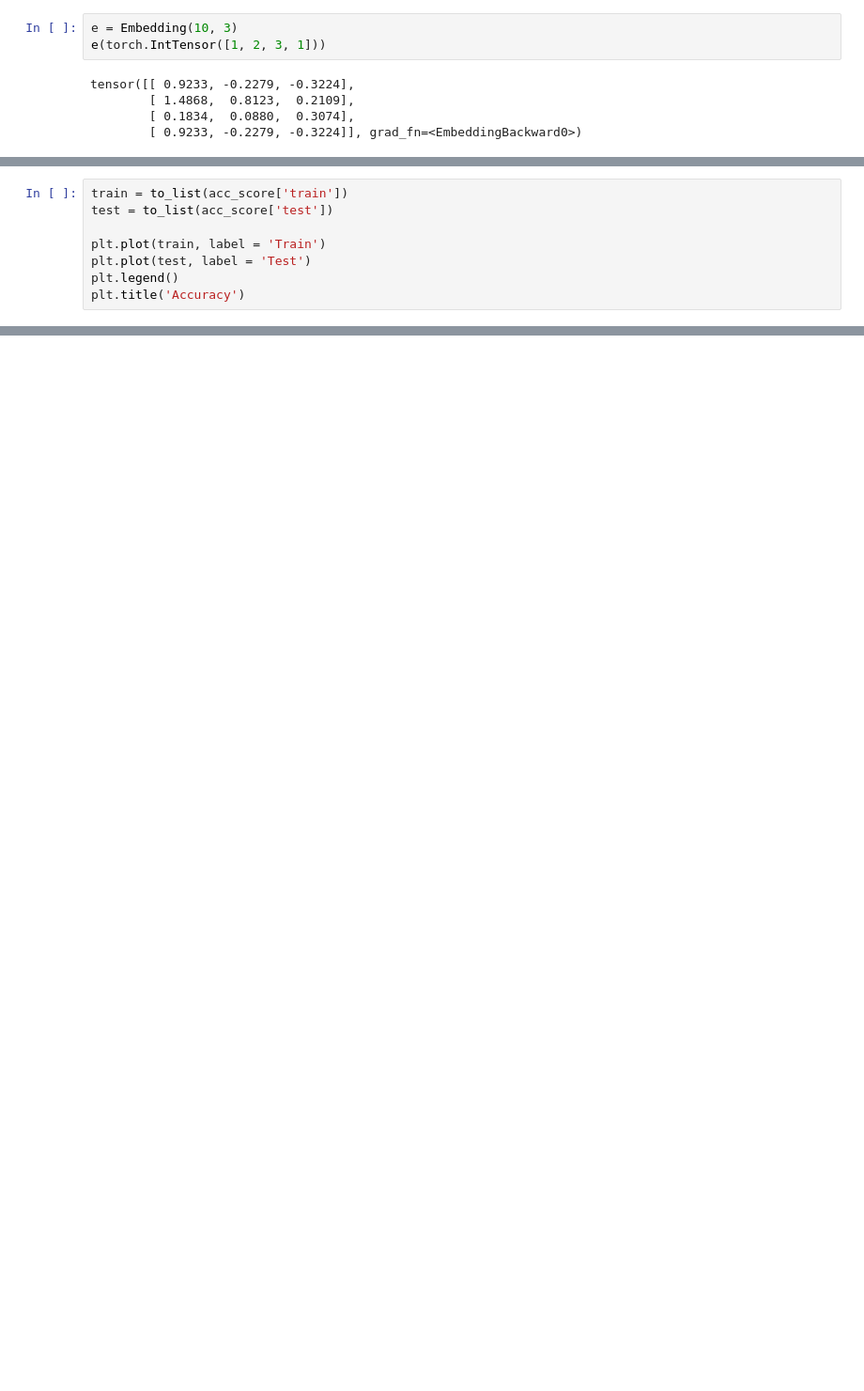
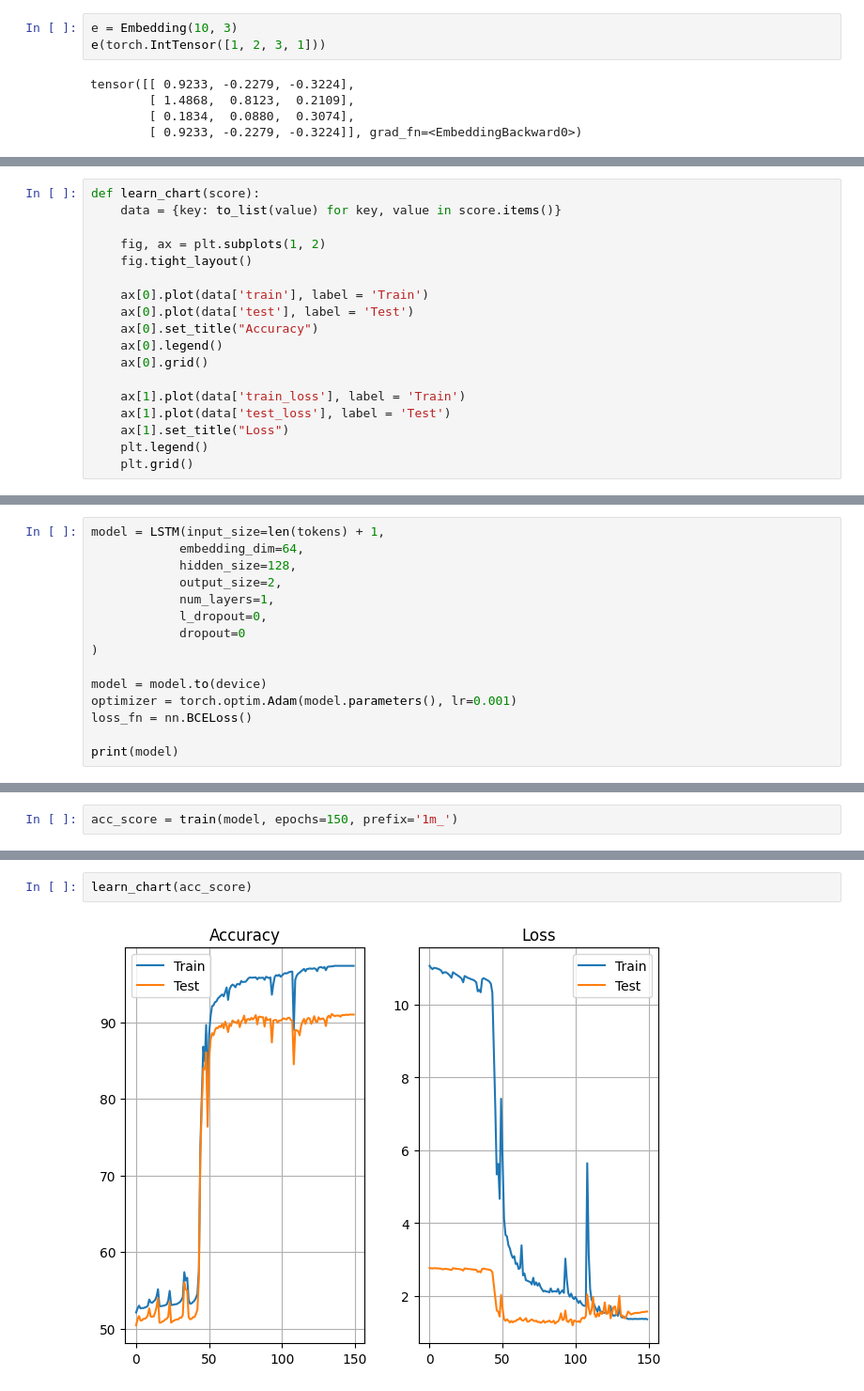
Before and after one commit to Ra9jkDM/ml_hotel_sentiment_analysis, a Jupyter notebook: Hotel sentiment analysis.ipynb, the cells around one changed output, grey strips where cells are left out. Shown at 94% size. Saved outputs shown, nothing was run; the diff lists cells and outputs as text; blank space fills up the shorter version.

```diff
--- a/Hotel sentiment analysis.ipynb
+++ b/Hotel sentiment analysis.ipynb
@@ -510,8 +487,0 @@ def to_list(tensors):
-# %%
-train = to_list(acc_score['train'])
-test = to_list(acc_score['test'])
-
-plt.plot(train, label = 'Train')
-plt.plot(test, label = 'Test')
-plt.legend()
-plt.title('Accuracy')
@@ -636,0 +491,18 @@ plt.show()
+# %%
+def learn_chart(score):
+    data = {key: to_list(value) for key, value in score.items()}
+
+    fig, ax = plt.subplots(1, 2)
+    fig.tight_layout()
+
+    ax[0].plot(data['train'], label = 'Train')
+    ax[0].plot(data['test'], label = 'Test')
+    ax[0].set_title("Accuracy")
+    ax[0].legend()
+    ax[0].grid()
+
+    ax[1].plot(data['train_loss'], label = 'Train')
+    ax[1].plot(data['test_loss'], label = 'Test')
+    ax[1].set_title("Loss")
+    plt.legend()
+    plt.grid()
@@ -636,0 +513,15 @@ plt.show()
+# %%
+model = LSTM(input_size=len(tokens) + 1,
+            embedding_dim=64,
+            hidden_size=128,
+            output_size=2,
+            num_layers=1,
+            l_dropout=0,
+            dropout=0
+)
+
+model = model.to(device)
+optimizer = torch.optim.Adam(model.parameters(), lr=0.001)
+loss_fn = nn.BCELoss()
+
+print(model)
@@ -636,0 +536,2 @@ plt.show()
+# %%
+acc_score = train(model, epochs=150, prefix='1m_')
@@ -636,0 +576,4 @@ plt.show()
+# %%
+learn_chart(acc_score)
+# %% [output]
+[figure, added]
```
Also changed, not shown: parts of 77 cells of this notebook, 9 other files.
